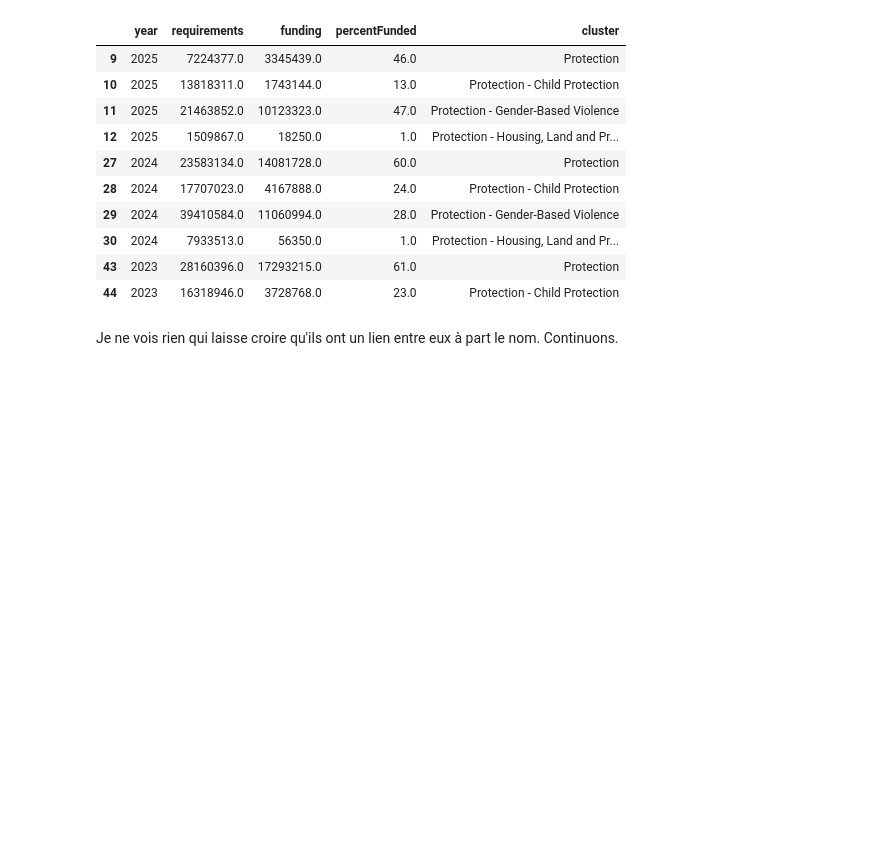
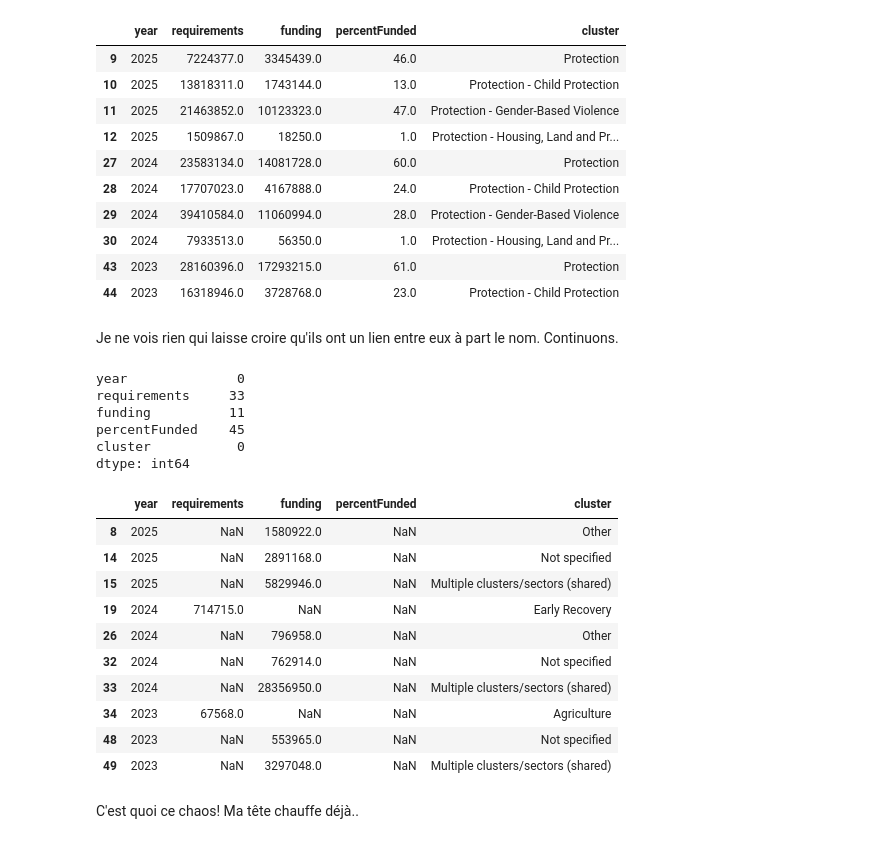
Before and after one commit to AnicetKJ/ProjetFTSCameroun, a Jupyter notebook: notebook_ml1.ipynb, the cells around one changed output. Drawn from its saved outputs; the diff is of its cells as text; code cells hidden in the pictures; blank space fills up the shorter version.

```diff
--- a/notebook_ml1.ipynb
+++ b/notebook_ml1.ipynb
@@ -216,3 +196,31 @@ df[df['cluster'].str.contains('Protection')].head(10)
 # %% [markdown]
 Je ne vois rien qui laisse croire qu'ils ont un lien entre eux à part le nom.
 Continuons.
+# %%
+# Colonnes avec des valeurs manquantes
+
+df.isna().sum()
+# %% [output]
+year              0
+requirements     33
+funding          11
+percentFunded    45
+cluster           0
+dtype: int64
+# %%
+# Affichons les lignes avec au moins une valeur manquante
+df[df.isna().any(axis=1)].head(10)
+# %% [output]
+|  | year | requirements | funding | percentFunded | cluster |
+| 8 | 2025 | NaN | 1580922.0 | NaN | Other |
+| 14 | 2025 | NaN | 2891168.0 | NaN | Not specified |
+| 15 | 2025 | NaN | 5829946.0 | NaN | Multiple clusters/sectors (shared) |
+| 19 | 2024 | 714715.0 | NaN | NaN | Early Recovery |
+| 26 | 2024 | NaN | 796958.0 | NaN | Other |
+| 32 | 2024 | NaN | 762914.0 | NaN | Not specified |
+| 33 | 2024 | NaN | 28356950.0 | NaN | Multiple clusters/sectors (shared) |
+| 34 | 2023 | 67568.0 | NaN | NaN | Agriculture |
+| 48 | 2023 | NaN | 553965.0 | NaN | Not specified |
+| 49 | 2023 | NaN | 3297048.0 | NaN | Multiple clusters/sectors (shared) |
+# %% [markdown]
+C'est quoi ce chaos! Ma tête chauffe déjà..
```
Also changed, not shown: parts of 3 cells of this notebook, 1 other file.
